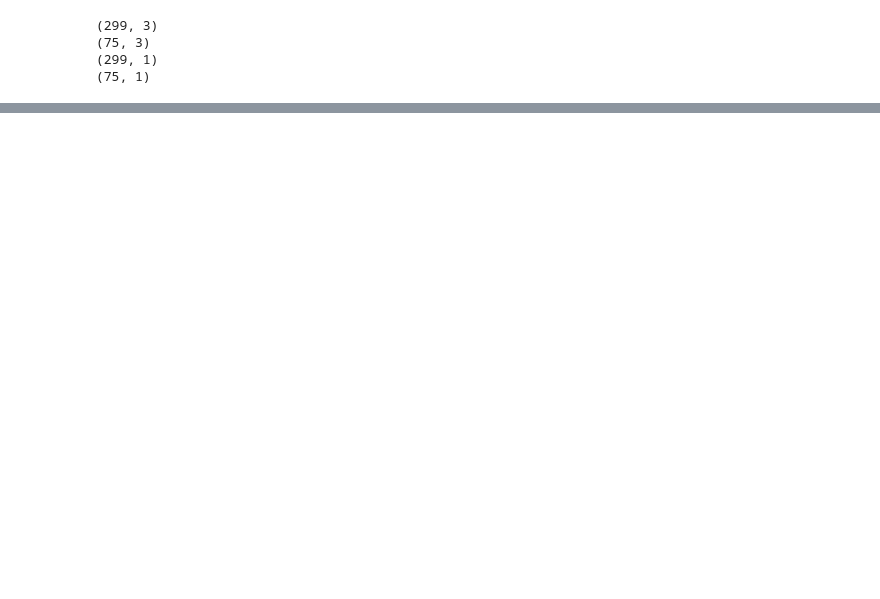
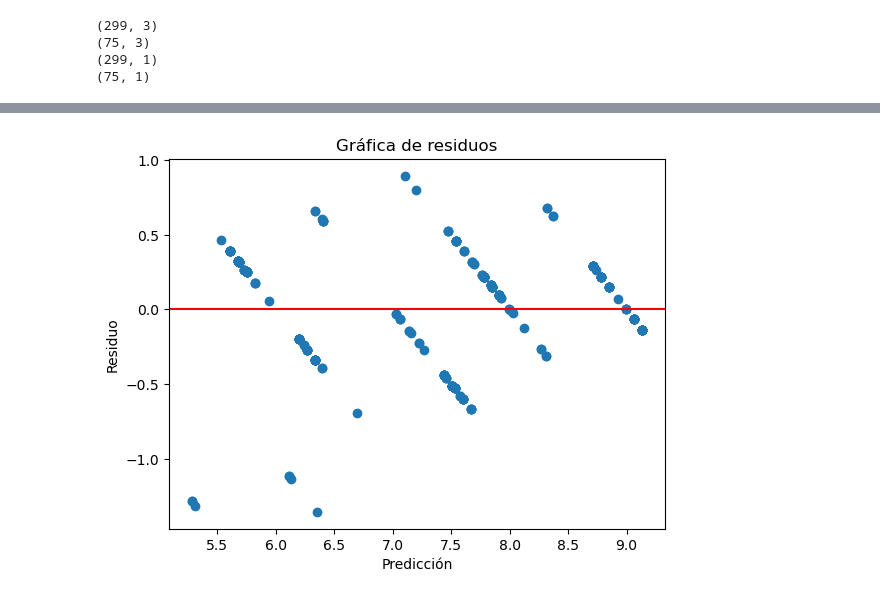
Before and after one commit to Juamops/Reto_F1009, a Jupyter notebook: analysis/analisis1.ipynb, the cells around one changed output, grey strips where cells are left out. Cells and saved outputs as stored; diff of their text form; code cells hidden in the pictures; blank space fills up the shorter version.

```diff
--- a/analysis/analisis1.ipynb
+++ b/analysis/analisis1.ipynb
@@ -81,0 +77,11 @@ Puntuación (score) de la clasificación  0.8266666666666667
+# %%
+residuos = y_train - y_pred
+
+plt.scatter(y_pred, residuos)
+plt.axhline(0, color='red')
+plt.xlabel("Predicción")
+plt.ylabel("Residuo")
+plt.title("Gráfica de residuos")
+plt.show()
+# %% [output]
+[figure, added]
```
Also changed, not shown: parts of 17 cells of this notebook.
